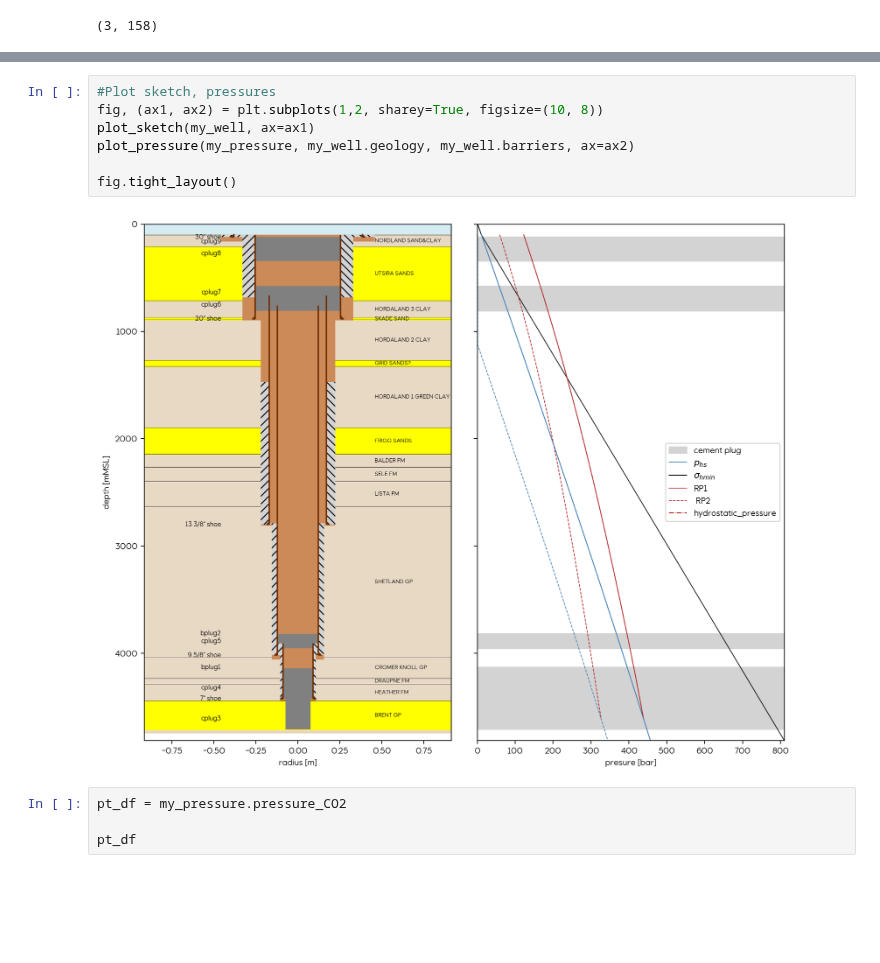
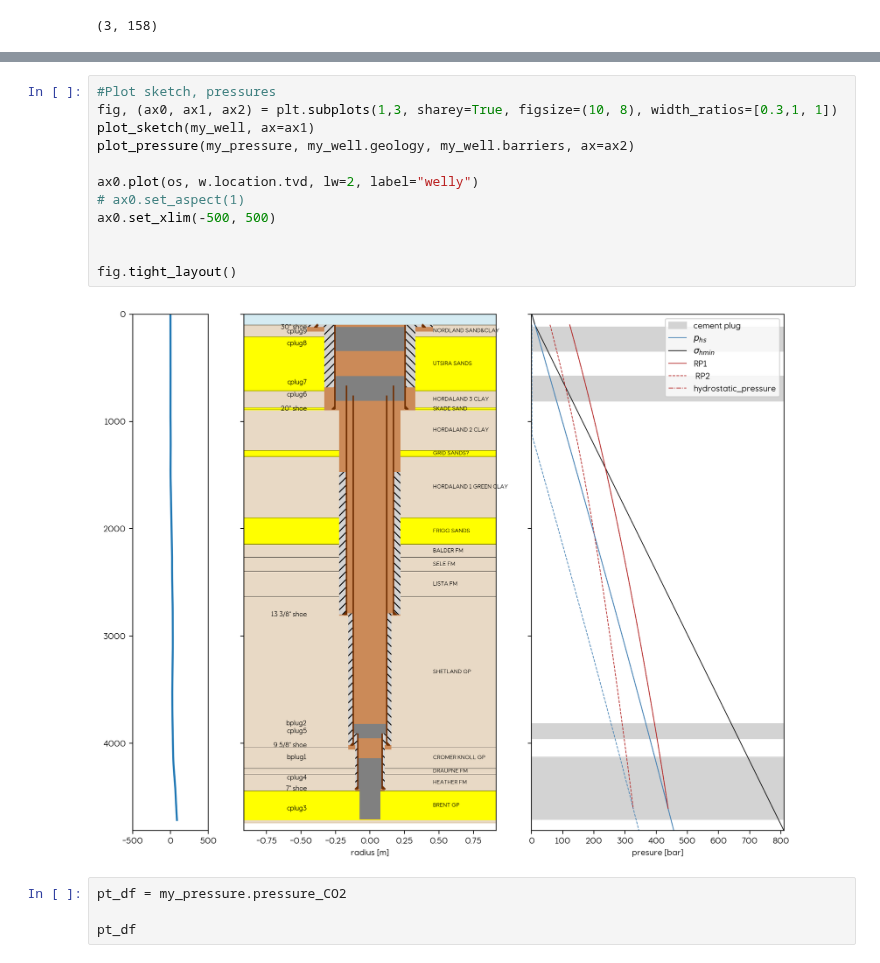
Before and after one commit to equinor/WINC_OnePager, a Jupyter notebook: notebooks/Pressure-WellClass_test.ipynb, the cells around one changed output, grey strips where cells are left out. Drawn from its saved outputs; the diff is of its cells as text; blank space fills up the shorter version.

```diff
--- a/notebooks/Pressure-WellClass_test.ipynb
+++ b/notebooks/Pressure-WellClass_test.ipynb
@@ -237,12 +243,17 @@ ax.invert_yaxis()
 # %%
 #Plot sketch, pressures
-fig, (ax1, ax2) = plt.subplots(1,2, sharey=True, figsize=(10, 8))
+fig, (ax0, ax1, ax2) = plt.subplots(1,3, sharey=True, figsize=(10, 8), width_ratios=[0.3,1, 1])
 plot_sketch(my_well, ax=ax1)
 plot_pressure(my_pressure, my_well.geology, my_well.barriers, ax=ax2)
 
+ax0.plot(os, w.location.tvd, lw=2, label="welly")
+# ax0.set_aspect(1)
+ax0.set_xlim(-500, 500)
+
+
 fig.tight_layout()
 # %% [output]
-[figure, old version]
+[figure, new version]
 # %%
 pt_df = my_pressure.pressure_CO2
 
```
Also changed, not shown: parts of 3 cells of this notebook.
